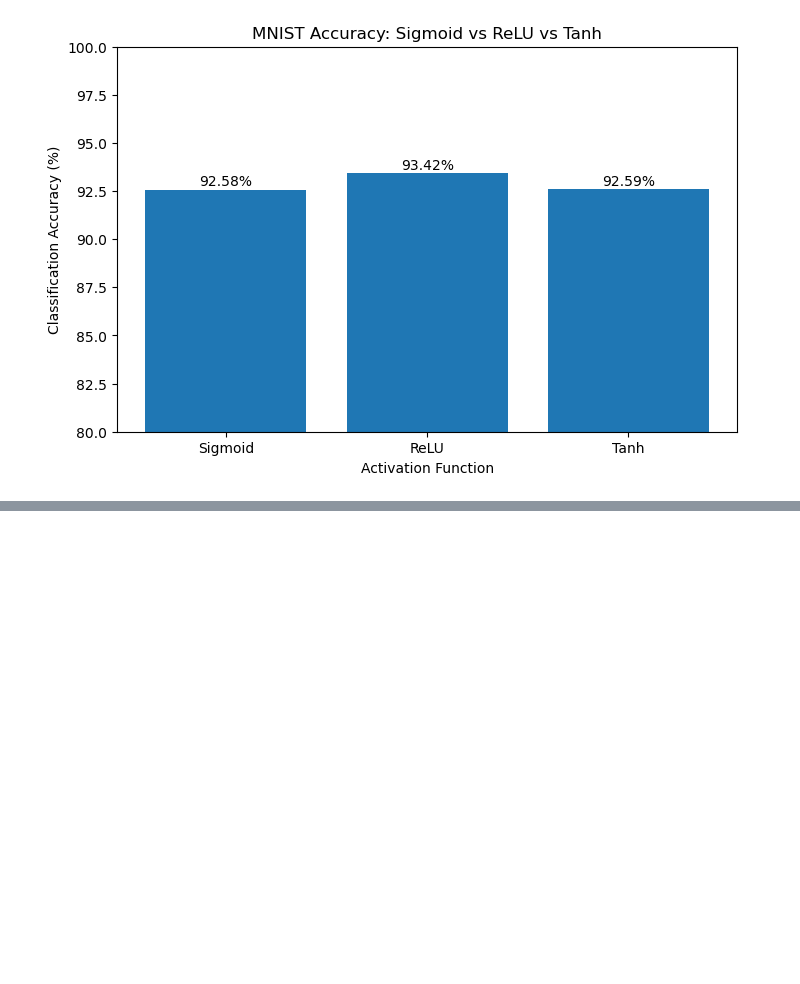
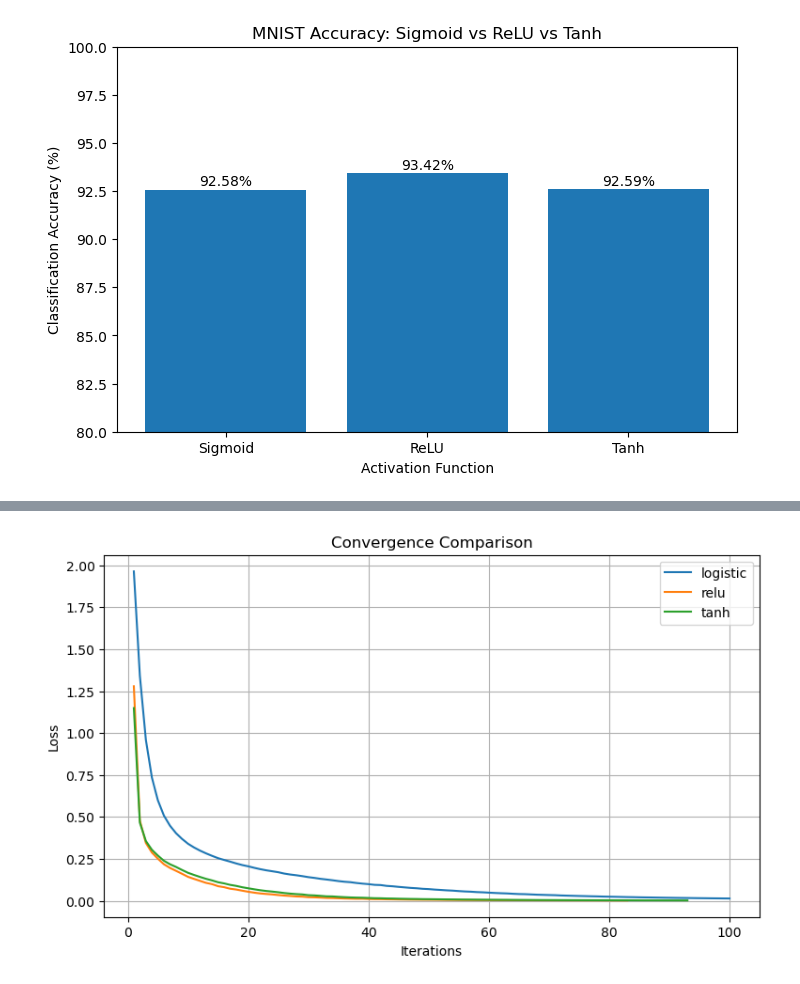
Before and after one commit to Anand-015/ML, a Jupyter notebook: exp 8/EXP_8.ipynb, the cells around one changed output, grey strips where cells are left out. Saved outputs shown, nothing was run; the diff lists cells and outputs as text; code cells hidden in the pictures; blank space fills up the shorter version.

```diff
--- a/exp 8/EXP_8.ipynb
+++ b/exp 8/EXP_8.ipynb
@@ -153,0 +168,20 @@ plt.show()
+# %%
+plt.figure(figsize=(9, 5))
+
+for activation in activations:
+    model = results[activation]
+
+    plt.plot(
+        range(1, len(model.loss_curve_) + 1),
+        model.loss_curve_,
+        label=activation
+    )
+
+plt.xlabel("Iterations")
+plt.ylabel("Loss")
+plt.title("Convergence Comparison")
+plt.legend()
+plt.grid(True)
+plt.show()
+# %% [output]
+[figure, added]
```
Also changed, not shown: parts of 2 cells of this notebook.
